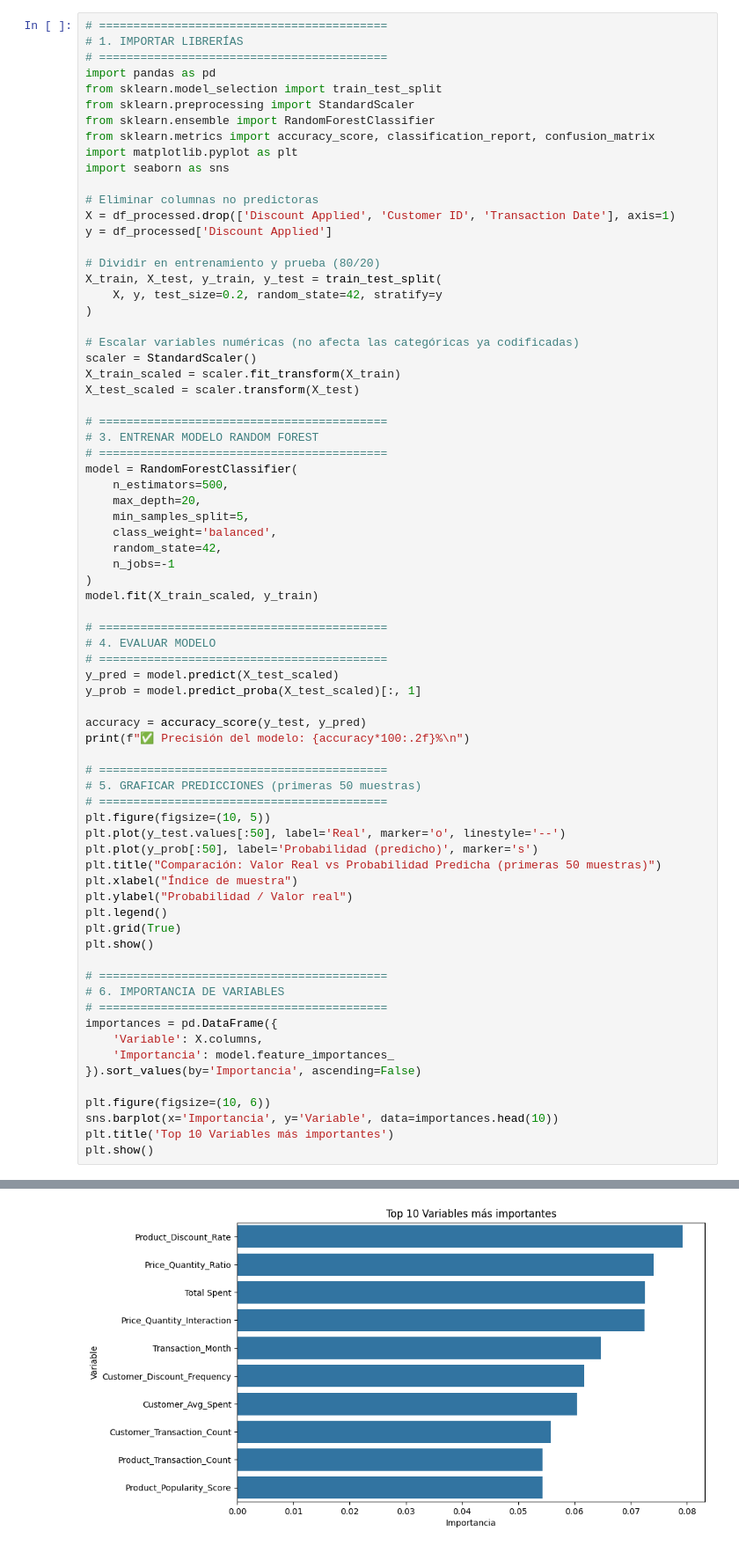
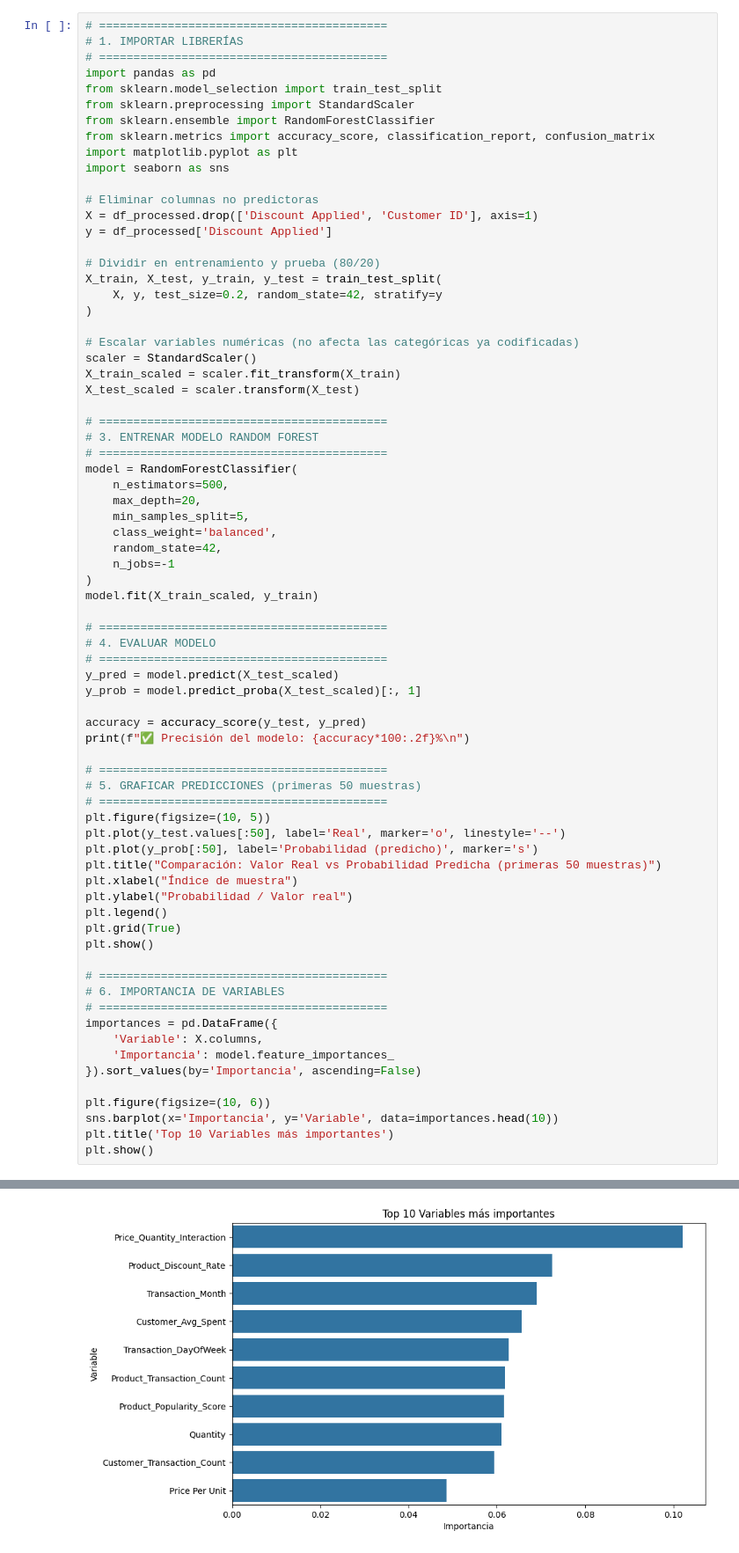
Before and after one commit to apizarroe/upc_datasciense_202502_grupo02, a Jupyter notebook: notebooks/experimentation.ipynb, the cells around one changed output, grey strips where cells are left out. Shown: that part at 88% size. Saved outputs shown, nothing was run; the diff lists cells and outputs as text.

```diff
--- a/notebooks/experimentation.ipynb
+++ b/notebooks/experimentation.ipynb
@@ -35,7 +34,7 @@ import matplotlib.pyplot as plt
 import seaborn as sns
 
 # Eliminar columnas no predictoras
-X = df_processed.drop(['Discount Applied', 'Customer ID', 'Transaction Date'], axis=1)
+X = df_processed.drop(['Discount Applied', 'Customer ID'], axis=1)
 y = df_processed['Discount Applied']
 
 # Dividir en entrenamiento y prueba (80/20)
@@ -101 +100 @@ plt.show()
-[figure, old version]
+[figure, new version]
```
Also changed, not shown: parts of 4 cells of this notebook.
